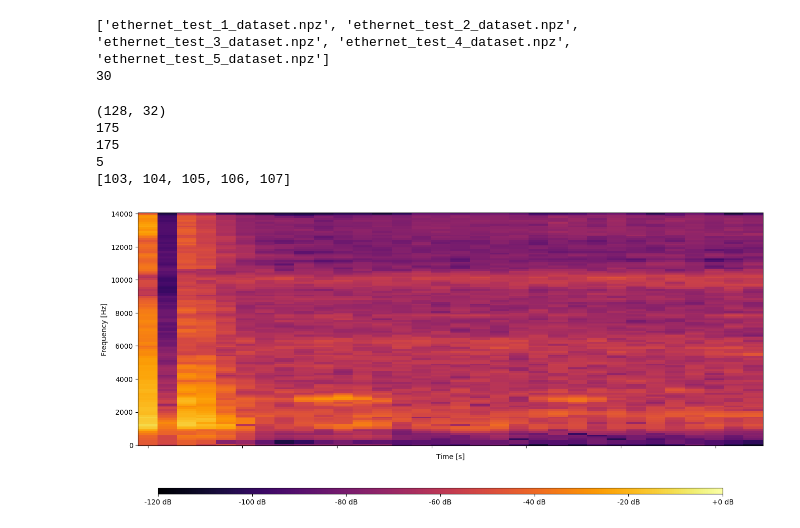
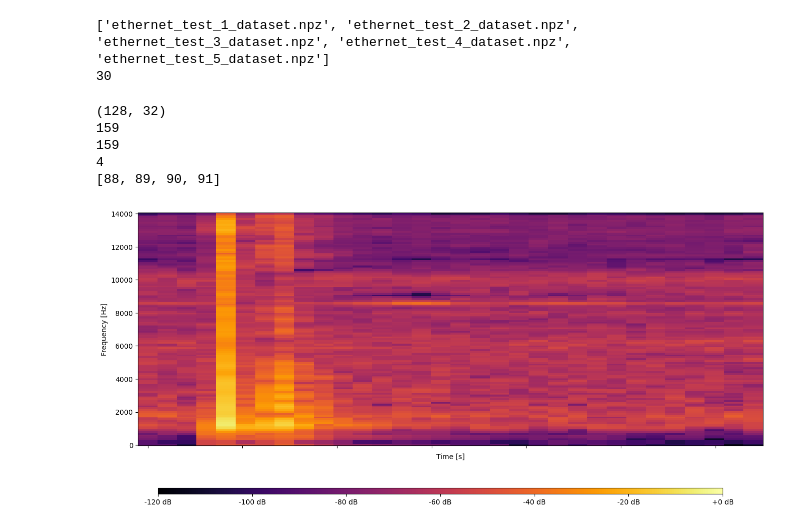
Before and after one commit to matteoseidl/Electrical_Connector_Click-Event_Detection, a Jupyter notebook: 01_Dataset/preprocessSingleClickAudioTest.ipynb, the cells around one changed output. Drawn from its saved outputs; the diff is of its cells as text; code cells hidden in the pictures.

Commit message:
dataset generation update

```diff
--- a/01_Dataset/preprocessSingleClickAudioTest.ipynb
+++ b/01_Dataset/preprocessSingleClickAudioTest.ipynb
@@ -317,7 +314,7 @@ print(len(saved_datasets_sorted))
 # %%
 # load first saved dataset
 
-dataset_to_load_id = 2
+dataset_to_load_id = 0
 
 dataset_file_path = os.path.join(audio_dataset_dir_path, saved_datasets_sorted[dataset_to_load_id])
 dataset = np.load(dataset_file_path)
@@ -334,13 +331,13 @@ print(np.count_nonzero(loaded_labels == 1))
 print([i for i, x in enumerate(loaded_labels) if x == 1][:6])
 # %% [output]
 (128, 32)
-175
-175
-5
-[103, 104, 105, 106, 107]
+159
+159
+4
+[88, 89, 90, 91]
 # %%
 # plot out one spectrogram chunk
-chunk_to_plot_id = 107
+chunk_to_plot_id = 91
 spectrogramPlotter.plot_single_mel_spectrogram(loaded_spec_chunks[chunk_to_plot_id], top_dB_abs, f_min, f_max, n_mels)
 # %% [output]
-[figure, old version]
+[figure, new version]
```
Also changed, not shown: parts of 4 cells of this notebook, 1 other file.
